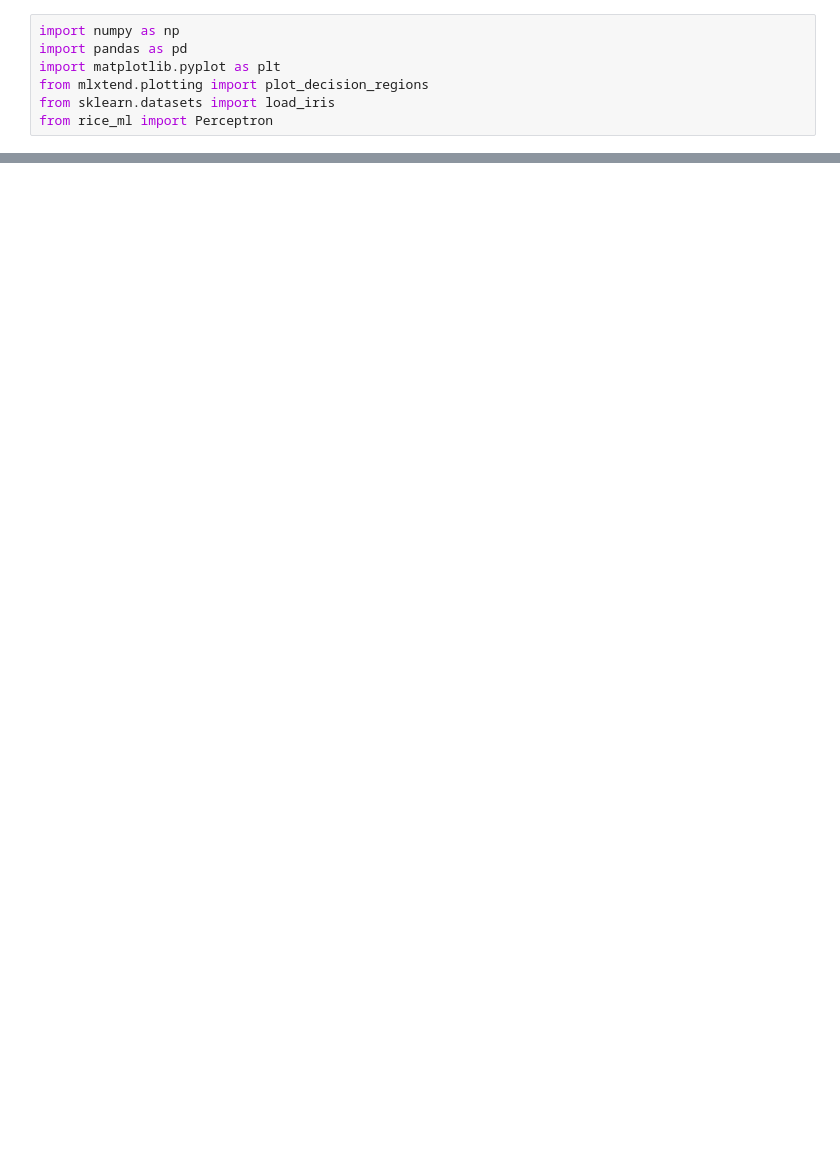
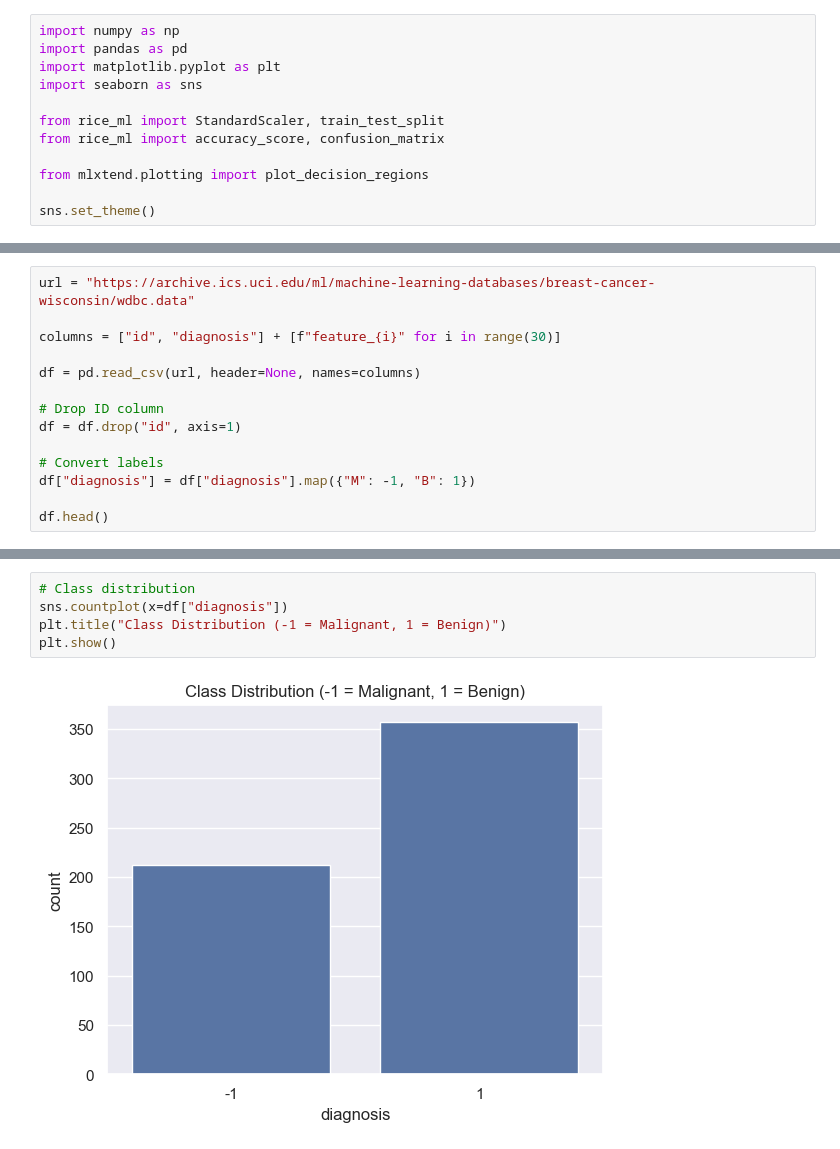
Before and after one commit to TJLi314/CMOR438-Spring-2026, a Jupyter notebook: examples/supervised_learning/Perceptron/perceptron.ipynb, the cells around one changed output, grey strips where cells are left out. Drawn from its saved outputs; the diff is of its cells as text; blank space fills up the shorter version.

Commit message:
pre and post processing tests + perceptron notebook

```diff
--- a/examples/supervised_learning/Perceptron/perceptron.ipynb
+++ b/examples/supervised_learning/Perceptron/perceptron.ipynb
@@ -2,6 +17,11 @@
 import numpy as np
 import pandas as pd
 import matplotlib.pyplot as plt
+import seaborn as sns
+
+from rice_ml import StandardScaler, train_test_split
+from rice_ml import accuracy_score, confusion_matrix
+
 from mlxtend.plotting import plot_decision_regions
-from sklearn.datasets import load_iris
-from rice_ml import Perceptron
+
+sns.set_theme()
@@ -56,0 +40,14 @@ plt.show()
+# %%
+url = "https://archive.ics.uci.edu/ml/machine-learning-databases/breast-cancer-wisconsin/wdbc.data"
+
+columns = ["id", "diagnosis"] + [f"feature_{i}" for i in range(30)]
+
+df = pd.read_csv(url, header=None, names=columns)
+
+# Drop ID column
+df = df.drop("id", axis=1)
+
+# Convert labels
+df["diagnosis"] = df["diagnosis"].map({"M": -1, "B": 1})
+
+df.head()
@@ -56,0 +71,7 @@ plt.show()
+# %%
+# Class distribution
+sns.countplot(x=df["diagnosis"])
+plt.title("Class Distribution (-1 = Malignant, 1 = Benign)")
+plt.show()
+# %% [output]
+[figure, added]
```
Also changed, not shown: parts of 20 cells of this notebook, 7 other files.
